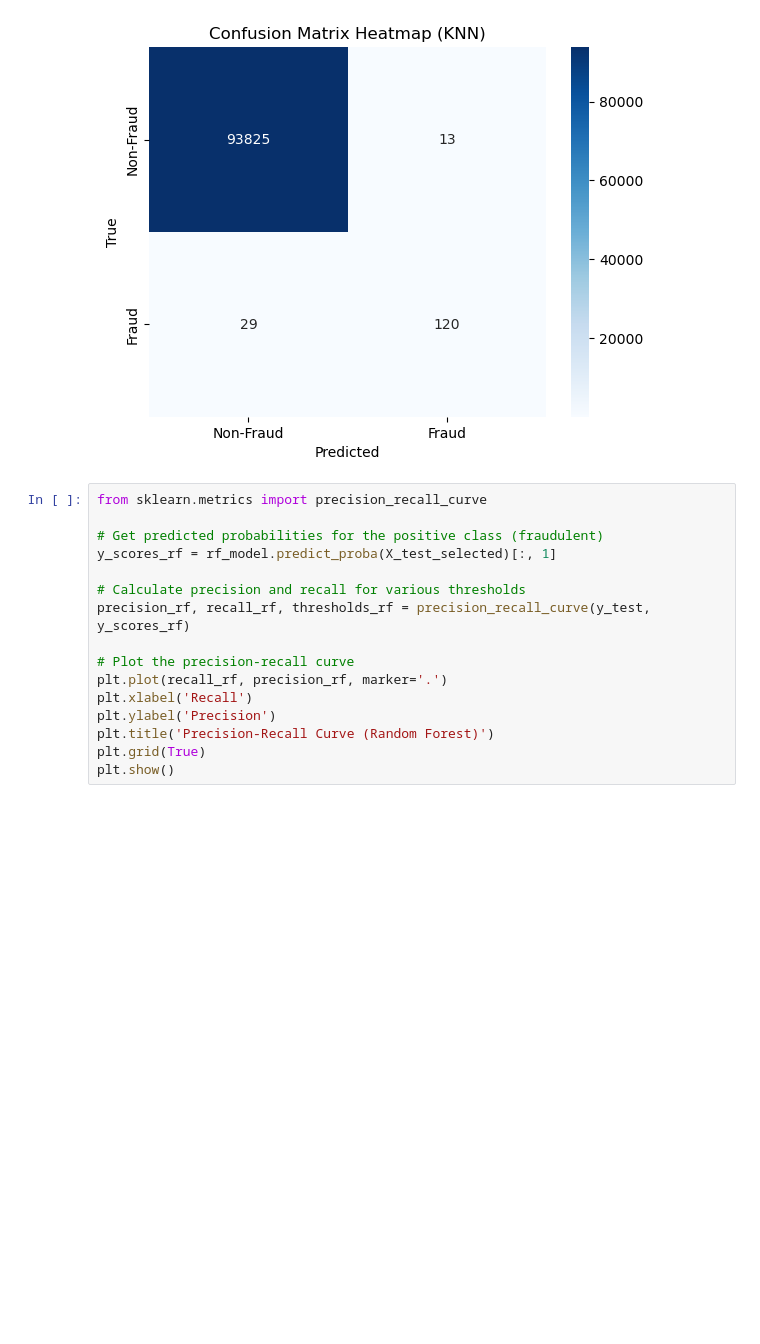
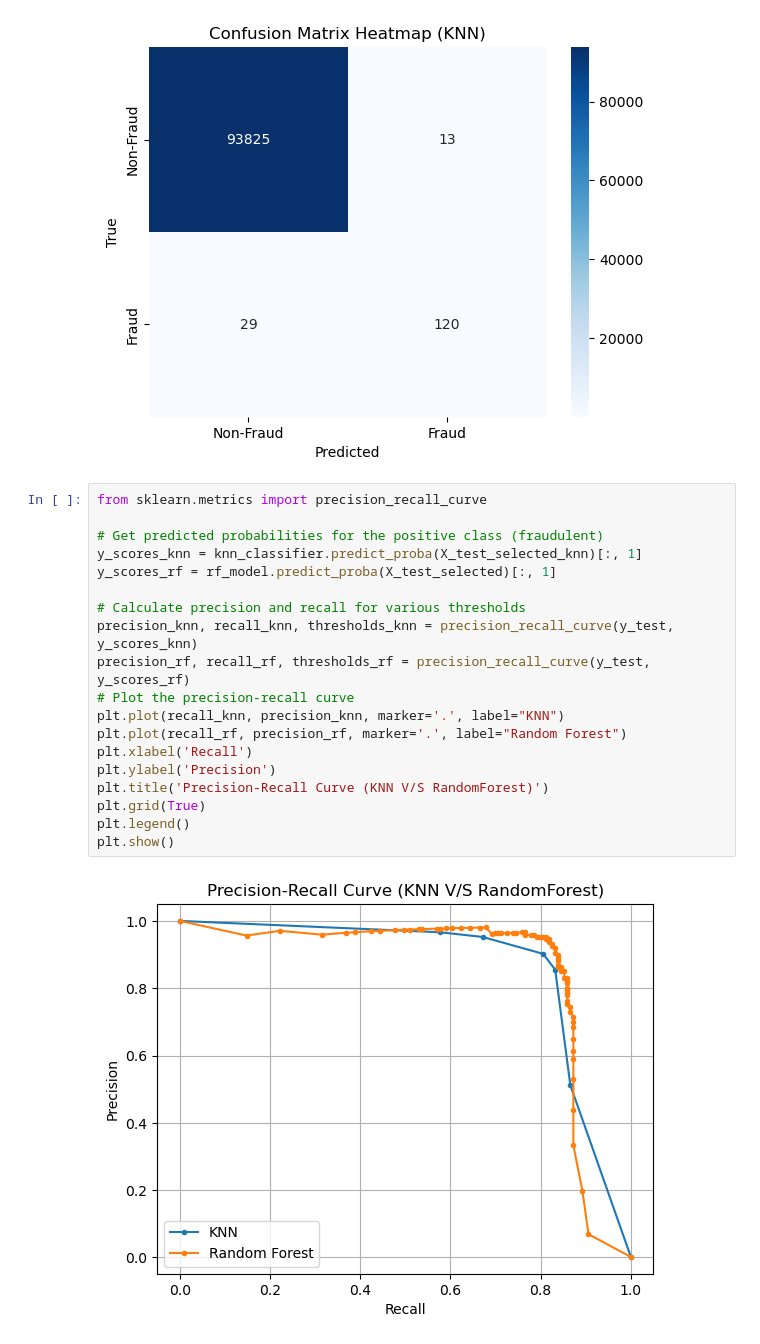
Before and after one commit to AnkitDogra-07/Research-CSE-V, a Jupyter notebook: Work/Notebooks for Data Cleaning/knn-classification.ipynb, the cells around one changed output. Drawn from its saved outputs; the diff is of its cells as text; blank space fills up the shorter version.

```diff
--- a/Work/Notebooks for Data Cleaning/knn-classification.ipynb
+++ b/Work/Notebooks for Data Cleaning/knn-classification.ipynb
@@ -250,16 +250,21 @@ plt.show()
 # %%
 from sklearn.metrics import precision_recall_curve
 
 # Get predicted probabilities for the positive class (fraudulent)
+y_scores_knn = knn_classifier.predict_proba(X_test_selected_knn)[:, 1]
 y_scores_rf = rf_model.predict_proba(X_test_selected)[:, 1]
 
 # Calculate precision and recall for various thresholds
+precision_knn, recall_knn, thresholds_knn = precision_recall_curve(y_test, y_scores_knn)
 precision_rf, recall_rf, thresholds_rf = precision_recall_curve(y_test, y_scores_rf)
-
 # Plot the precision-recall curve
-plt.plot(recall_rf, precision_rf, marker='.')
+plt.plot(recall_knn, precision_knn, marker='.', label="KNN")
+plt.plot(recall_rf, precision_rf, marker='.', label="Random Forest")
 plt.xlabel('Recall')
 plt.ylabel('Precision')
-plt.title('Precision-Recall Curve (Random Forest)')
+plt.title('Precision-Recall Curve (KNN V/S RandomForest)')
 plt.grid(True)
+plt.legend()
 plt.show()
+# %% [output]
+[figure, added]
```
